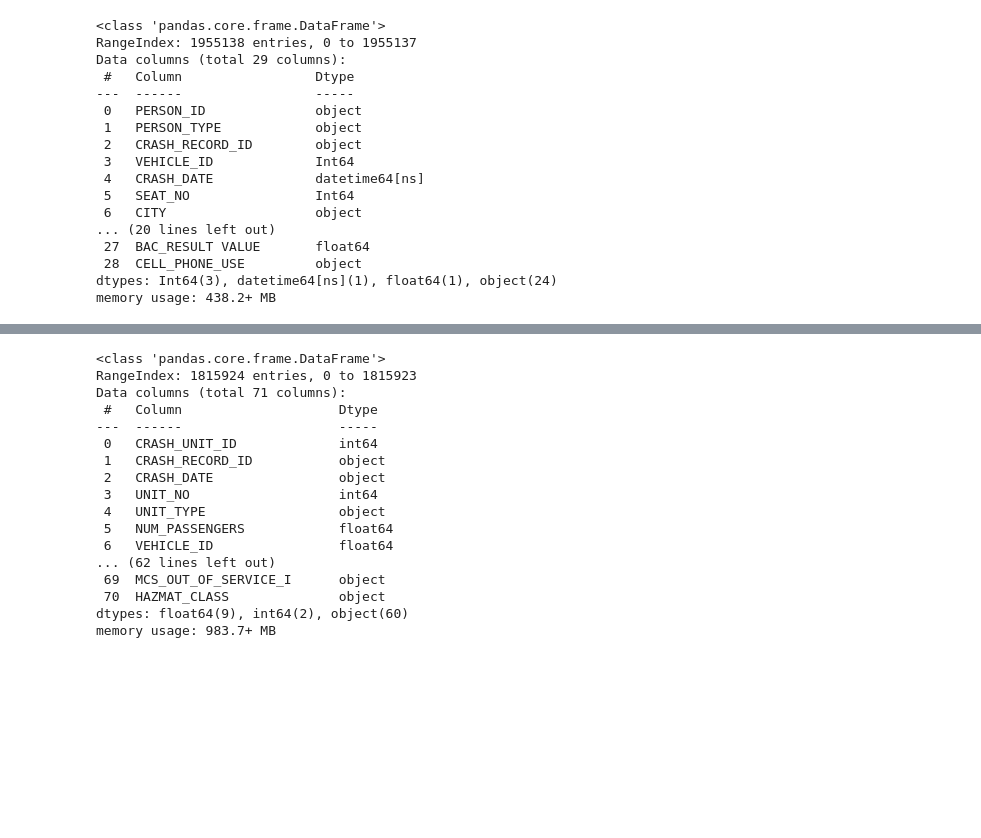
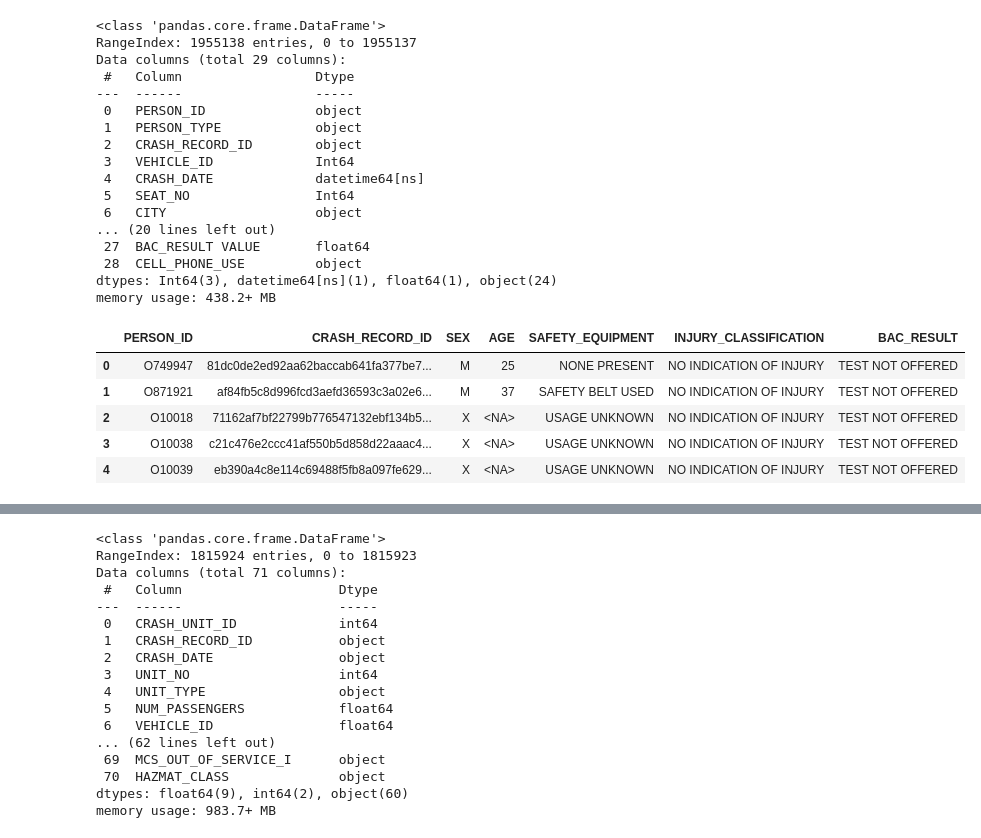
Before and after one commit to asheerali/advanced-data-engineering, a Jupyter notebook: examples/test.ipynb, the cells around one changed output, grey strips where cells are left out. Saved outputs shown, nothing was run; the diff lists cells and outputs as text; code cells hidden in the pictures; blank space fills up the shorter version.

```diff
--- a/examples/test.ipynb
+++ b/examples/test.ipynb
@@ -60,3 +60,21 @@ Data columns (total 29 columns):
  28  CELL_PHONE_USE         object
 dtypes: Int64(3), datetime64[ns](1), float64(1), object(24)
 memory usage: 438.2+ MB
+# %%
+transformedDf1 = df1[[
+      "PERSON_ID",
+      "CRASH_RECORD_ID",
+      "SEX",
+      "AGE",
+      "SAFETY_EQUIPMENT",
+      "INJURY_CLASSIFICATION",
+      "BAC_RESULT"
+    ]]
+transformedDf1.head()
+# %% [output]
+|  | PERSON_ID | CRASH_RECORD_ID | SEX | AGE | SAFETY_EQUIPMENT | INJURY_CLASSIFICATION | BAC_RESULT |
+| 0 | O749947 | 81dc0de2ed92aa62baccab641fa377be7... | M | 25 | NONE PRESENT | NO INDICATION OF INJURY | TEST NOT OFFERED |
+| 1 | O871921 | af84fb5c8d996fcd3aefd36593c3a02e6... | M | 37 | SAFETY BELT USED | NO INDICATION OF INJURY | TEST NOT OFFERED |
+| 2 | O10018 | 71162af7bf22799b776547132ebf134b5... | X | <NA> | USAGE UNKNOWN | NO INDICATION OF INJURY | TEST NOT OFFERED |
+| 3 | O10038 | c21c476e2ccc41af550b5d858d22aaac4... | X | <NA> | USAGE UNKNOWN | NO INDICATION OF INJURY | TEST NOT OFFERED |
+| 4 | O10039 | eb390a4c8e114c69488f5fb8a097fe629... | X | <NA> | USAGE UNKNOWN | NO INDICATION OF INJURY | TEST NOT OFFERED |
```
Also changed, not shown: parts of 10 cells of this notebook, 4 other files.
